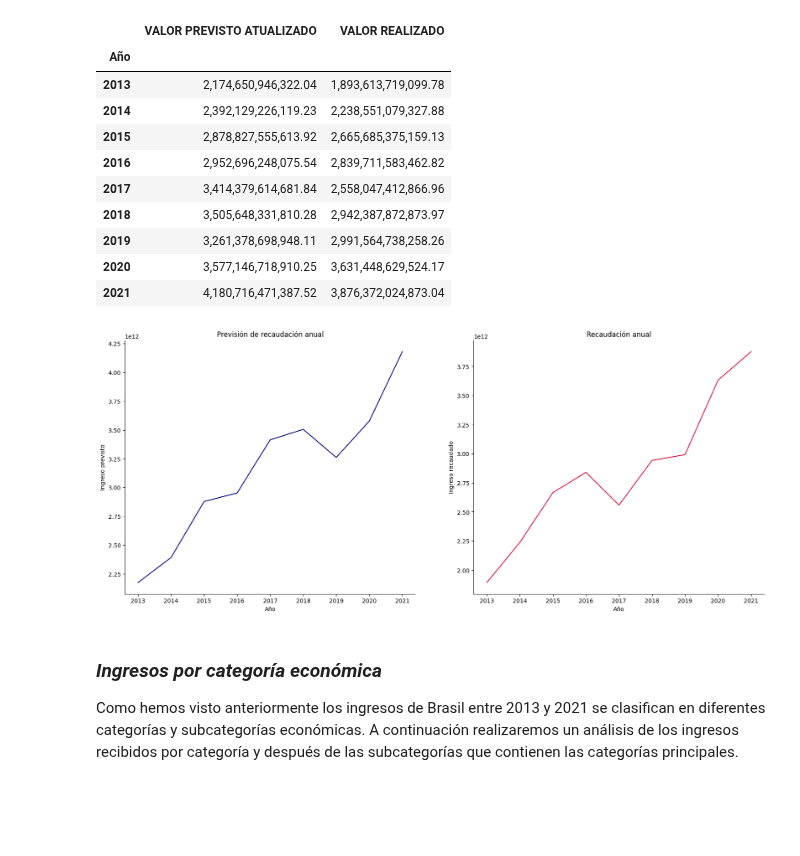
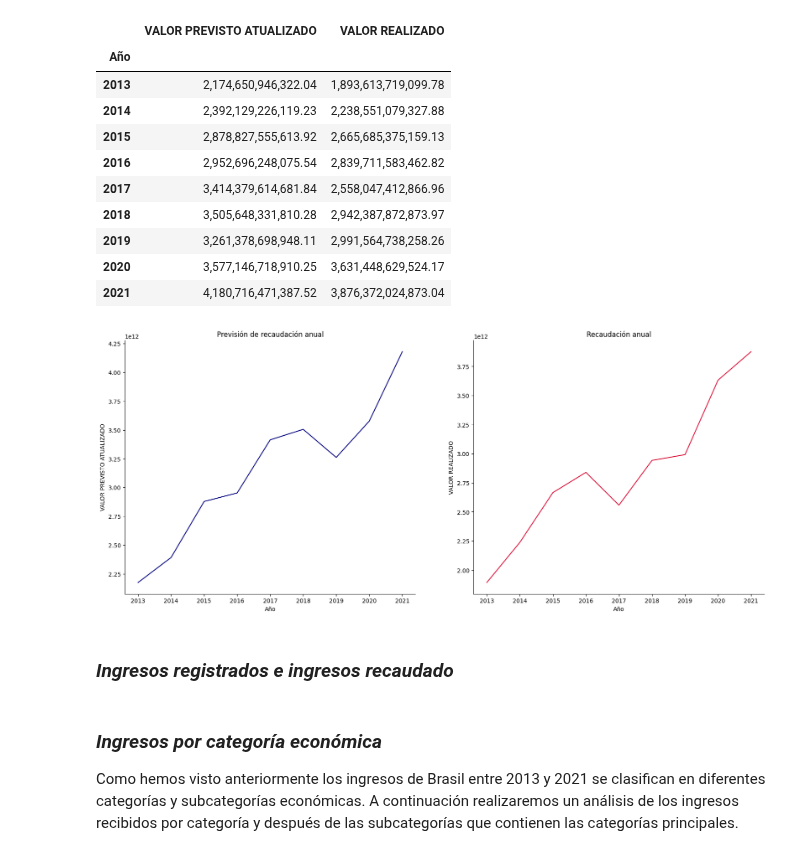
Before and after one commit to Gabijc/Proyecto2-Insights-Brasil, a Jupyter notebook: Análisis_categorías.ipynb, the cells around one changed output. Saved outputs shown, nothing was run; the diff lists cells and outputs as text; code cells hidden in the pictures; blank space fills up the shorter version.

Commit message:
Funcion graficas temporales creada

```diff
--- a/Análisis_categorías.ipynb
+++ b/Análisis_categorías.ipynb
@@ -72,33 +73,9 @@ df_agrupado
 | 2019 | 3,261,378,698,948.11 | 2,991,564,738,258.26 |
 | 2020 | 3,577,146,718,910.25 | 3,631,448,629,524.17 |
 | 2021 | 4,180,716,471,387.52 | 3,876,372,024,873.04 |
-# %%
-fig, axes = plt.subplots(nrows = 1, ncols = 2, figsize = (20, 8), sharex = True)
-
-# Gráfico de previsiones
-sns.lineplot(x = "Año",
-             y = "VALOR PREVISTO ATUALIZADO",
-             data = df_agrupado,
-             color = "navy",
-             ax = axes[0])
-
-axes[0].set_title("Previsión de recaudación anual")
-axes[0].set_xlabel("Año")
-axes[0].set_ylabel("Ingreso previsto")
-axes[0].spines["right"].set_visible(False)
-axes[0].spines["top"].set_visible(False)
-
-# Gráfico de recaudación real
-sns.lineplot(x = "Año",
-             y = "VALOR REALIZADO",
-             data = df_agrupado,
-             color = "crimson",
-             ax = axes[1])
-
-axes[1].set_title("Recaudación anual")
-axes[1].set_xlabel("Año")
-axes[1].set_ylabel("Ingreso recaudado")
-axes[1].spines["right"].set_visible(False)
-axes[1].spines["top"].set_visible(False)
-# %% [output]
-[figure, removed]
+# %%
+fs.evolucion_temporal(df_agrupado, "Año", ["VALOR PREVISTO ATUALIZADO", "VALOR REALIZADO"])
+# %% [output]
+[figure, added]
+# %% [markdown]
+### *Ingresos registrados e ingresos recaudado*
```
Also changed, not shown: parts of 2 cells of this notebook, 1 other file.
